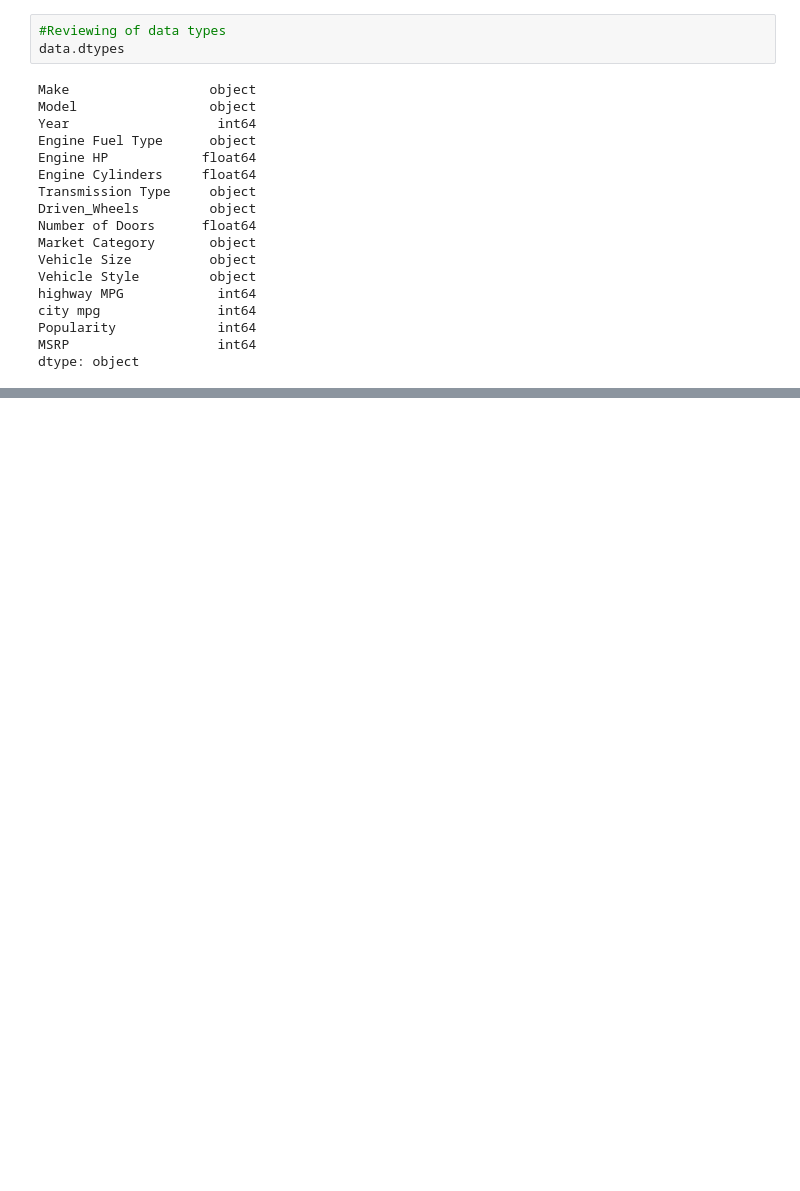
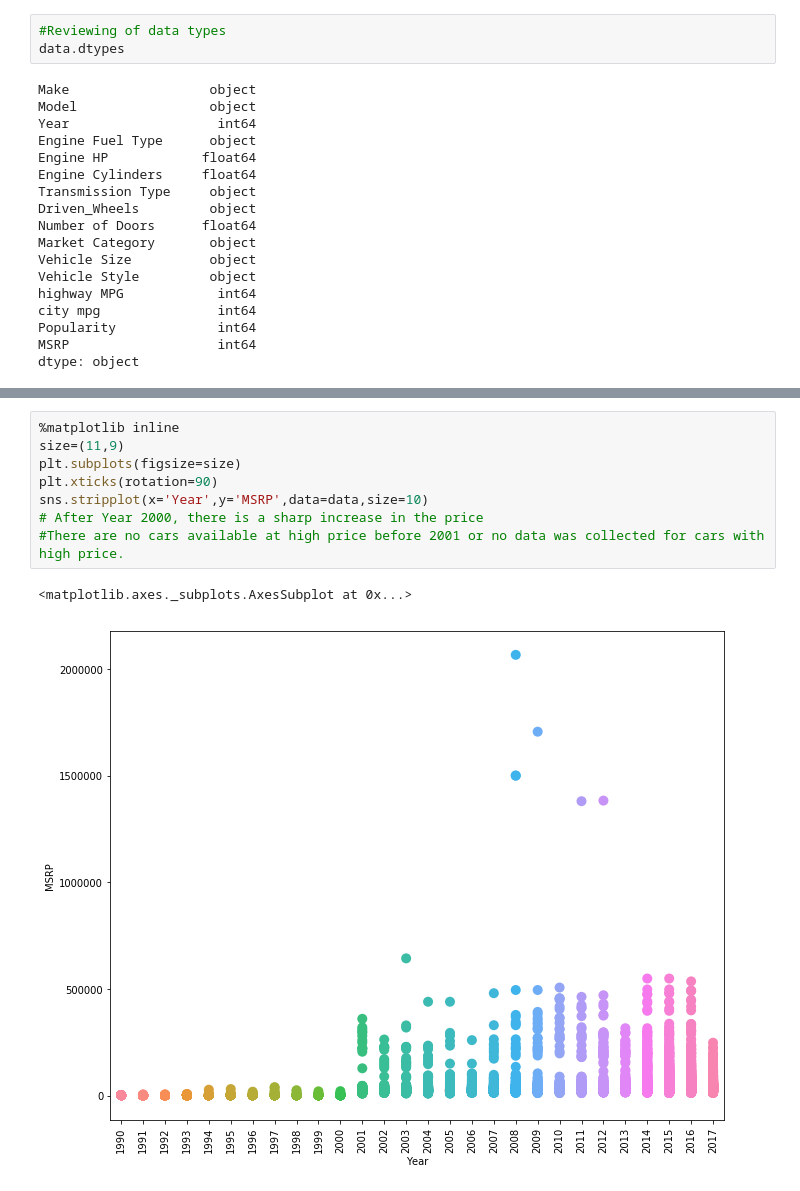
Before and after one commit to pshanthi1980/GA-Projects, a Jupyter notebook: unit-4_project/Car MRP project 4.ipynb, the cells around one changed output, grey strips where cells are left out. Drawn from its saved outputs; the diff is of its cells as text; blank space fills up the shorter version.

Commit message:
Project 4
Car price prediction

```diff
--- a/unit-4_project/Car MRP project 4.ipynb
+++ b/unit-4_project/Car MRP project 4.ipynb
@@ -111,0 +246,11 @@ data.describe(include='all')
+# %%
+%matplotlib inline
+size=(11,9)
+plt.subplots(figsize=size)
+plt.xticks(rotation=90)
+sns.stripplot(x='Year',y='MSRP',data=data,size=10)
+# After Year 2000, there is a sharp increase in the price
+#There are no cars available at high price before 2001 or no data was collected for cars with high price.
+# %% [output]
+<matplotlib.axes._subplots.AxesSubplot at 0x...>
+[figure, added]
```
Also changed, not shown: parts of 33 cells of this notebook, 15 other files.
